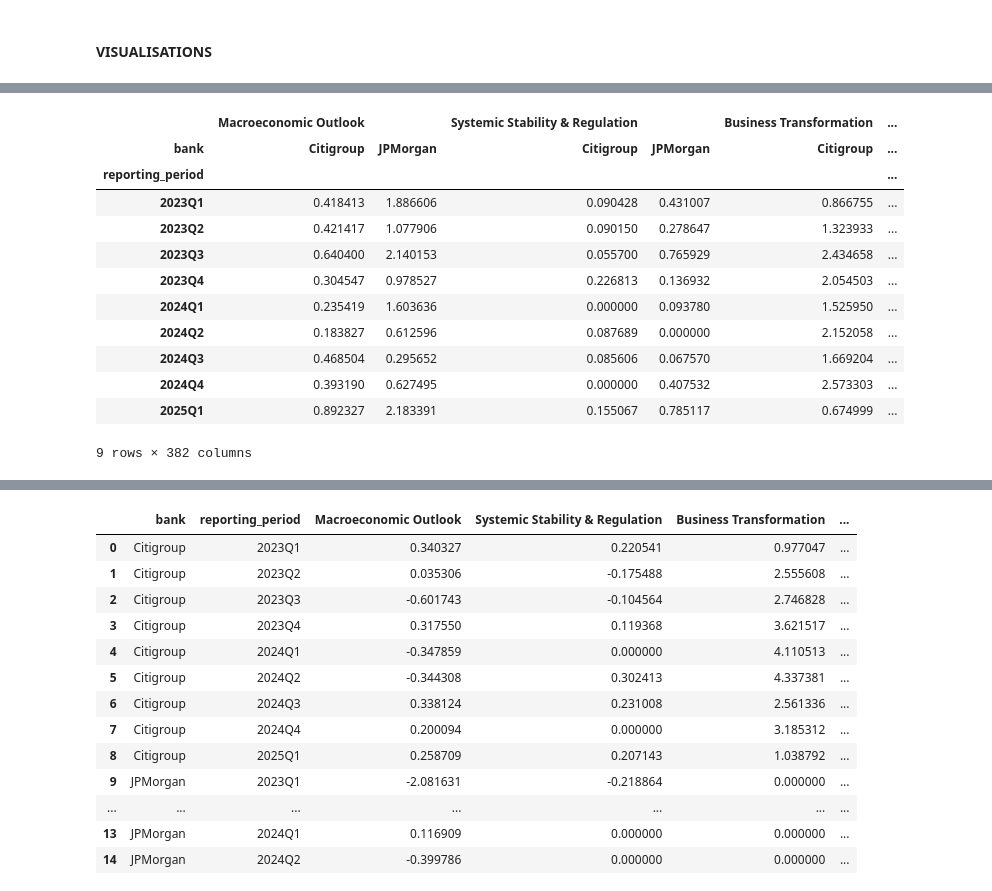
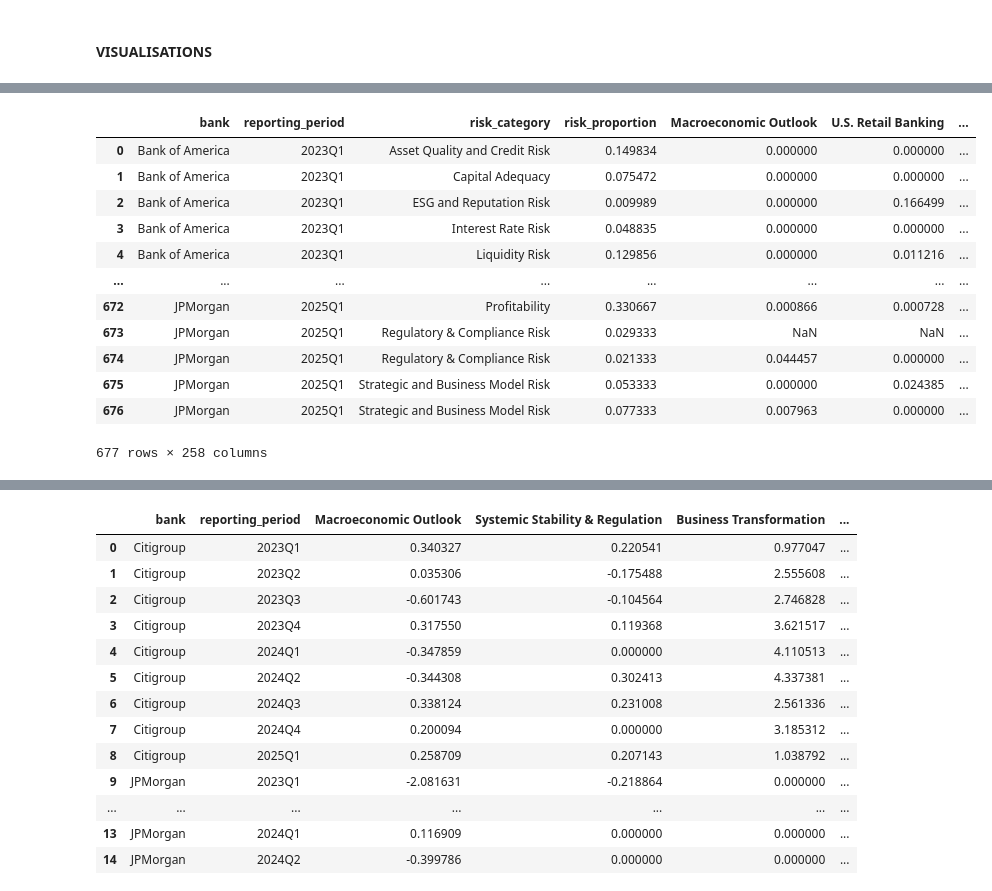
Before and after one commit to zr03/bank-of-eng-risk-monitoring, a Jupyter notebook: boe_risk_monitoring/nlp/nlp.ipynb, the cells around one changed output, grey strips where cells are left out. Saved outputs shown, nothing was run; the diff lists cells and outputs as text; code cells hidden in the pictures.

```diff
--- a/boe_risk_monitoring/nlp/nlp.ipynb
+++ b/boe_risk_monitoring/nlp/nlp.ipynb
@@ -960,0 +943,21 @@ df_all_text_topics[df_all_text_topics[['post_merge_topic_label', 'risk_category'
+# %%
+class RiskScore(BaseModel):
+	risk_score: float = Field(..., ge=0, le=1)
+
+class RiskCategoryScoring(BaseModel):
+	capital_adequacy: RiskScore
+	liquidity_risk: RiskScore
+	profitability: RiskScore
+	asset_quality_and_credit_risk: RiskScore
+	macroeconomic_risk: RiskScore
+	interest_rate_risk: RiskScore
+	market_and_volatility_risk: RiskScore
+	operational_risk: RiskScore
+	regulatory_and_compliance_risk: RiskScore
+	esg_and_reputation_risk: RiskScore
+	strategic_and_business_model_risk: RiskScore
+	scoring_rationale: str
+
+class RiskCategoryLabel(BaseModel):
+	risk_category: Optional[Literal['Capital Adequacy', 'Liquidity Risk', 'Profitability', 'Asset Quality and Credit Risk', 'Macroeconomic Risk', 'Interest Rate Risk', 'Market and Volatility Risk', 'Operational Risk', 'Regulatory & Compliance Risk', 'ESG and Reputation Risk', 'Strategic and Business Model Risk', 'Legal Risk']]
+	# risk_category_rationale: str
@@ -1536,20 +1725,0 @@ df_all_text_topics_relevance_sentiment_quarter_agg_norm[risk_category_cols] = df
-# %%
-df_topics_relevance_quarter_plotting = df_all_text_topics_relevance_quarter_agg_norm.pivot(
-	columns='bank',
-	index='reporting_period',
-)
-df_topics_relevance_quarter_plotting
-# %% [output]
-|  | Macroeconomic Outlook |  | Systemic Stability & Regulation |  | Business Transformation | ... |
-| bank | Citigroup | JPMorgan | Citigroup | JPMorgan | Citigroup | ... |
-| reporting_period |  |  |  |  |  | ... |
-| 2023Q1 | 0.418413 | 1.886606 | 0.090428 | 0.431007 | 0.866755 | ... |
-| 2023Q2 | 0.421417 | 1.077906 | 0.090150 | 0.278647 | 1.323933 | ... |
-| 2023Q3 | 0.640400 | 2.140153 | 0.055700 | 0.765929 | 2.434658 | ... |
-| 2023Q4 | 0.304547 | 0.978527 | 0.226813 | 0.136932 | 2.054503 | ... |
-| 2024Q1 | 0.235419 | 1.603636 | 0.000000 | 0.093780 | 1.525950 | ... |
-| 2024Q2 | 0.183827 | 0.612596 | 0.087689 | 0.000000 | 2.152058 | ... |
-| 2024Q3 | 0.468504 | 0.295652 | 0.085606 | 0.067570 | 1.669204 | ... |
-| 2024Q4 | 0.393190 | 0.627495 | 0.000000 | 0.407532 | 2.573303 | ... |
-| 2025Q1 | 0.892327 | 2.183391 | 0.155067 | 0.785117 | 0.674999 | ... |
-9 rows × 382 columns
@@ -1555,0 +1742,16 @@ df_topics_relevance_quarter_plotting
+# %%
+df_all_text_topics_relevance_quarter_agg_norm
+# %% [output]
+|  | bank | reporting_period | risk_category | risk_proportion | Macroeconomic Outlook | U.S. Retail Banking | ... |
+| 0 | Bank of America | 2023Q1 | Asset Quality and Credit Risk | 0.149834 | 0.000000 | 0.000000 | ... |
+| 1 | Bank of America | 2023Q1 | Capital Adequacy | 0.075472 | 0.000000 | 0.000000 | ... |
+| 2 | Bank of America | 2023Q1 | ESG and Reputation Risk | 0.009989 | 0.000000 | 0.166499 | ... |
+| 3 | Bank of America | 2023Q1 | Interest Rate Risk | 0.048835 | 0.000000 | 0.000000 | ... |
+| 4 | Bank of America | 2023Q1 | Liquidity Risk | 0.129856 | 0.000000 | 0.011216 | ... |
+| ... | ... | ... | ... | ... | ... | ... | ... |
+| 672 | JPMorgan | 2025Q1 | Profitability | 0.330667 | 0.000866 | 0.000728 | ... |
+| 673 | JPMorgan | 2025Q1 | Regulatory & Compliance Risk | 0.029333 | NaN | NaN | ... |
+| 674 | JPMorgan | 2025Q1 | Regulatory & Compliance Risk | 0.021333 | 0.044457 | 0.000000 | ... |
+| 675 | JPMorgan | 2025Q1 | Strategic and Business Model Risk | 0.053333 | 0.000000 | 0.024385 | ... |
+| 676 | JPMorgan | 2025Q1 | Strategic and Business Model Risk | 0.077333 | 0.007963 | 0.000000 | ... |
+677 rows × 258 columns
```
Also changed, not shown: parts of 44 cells of this notebook, 24 other files.
